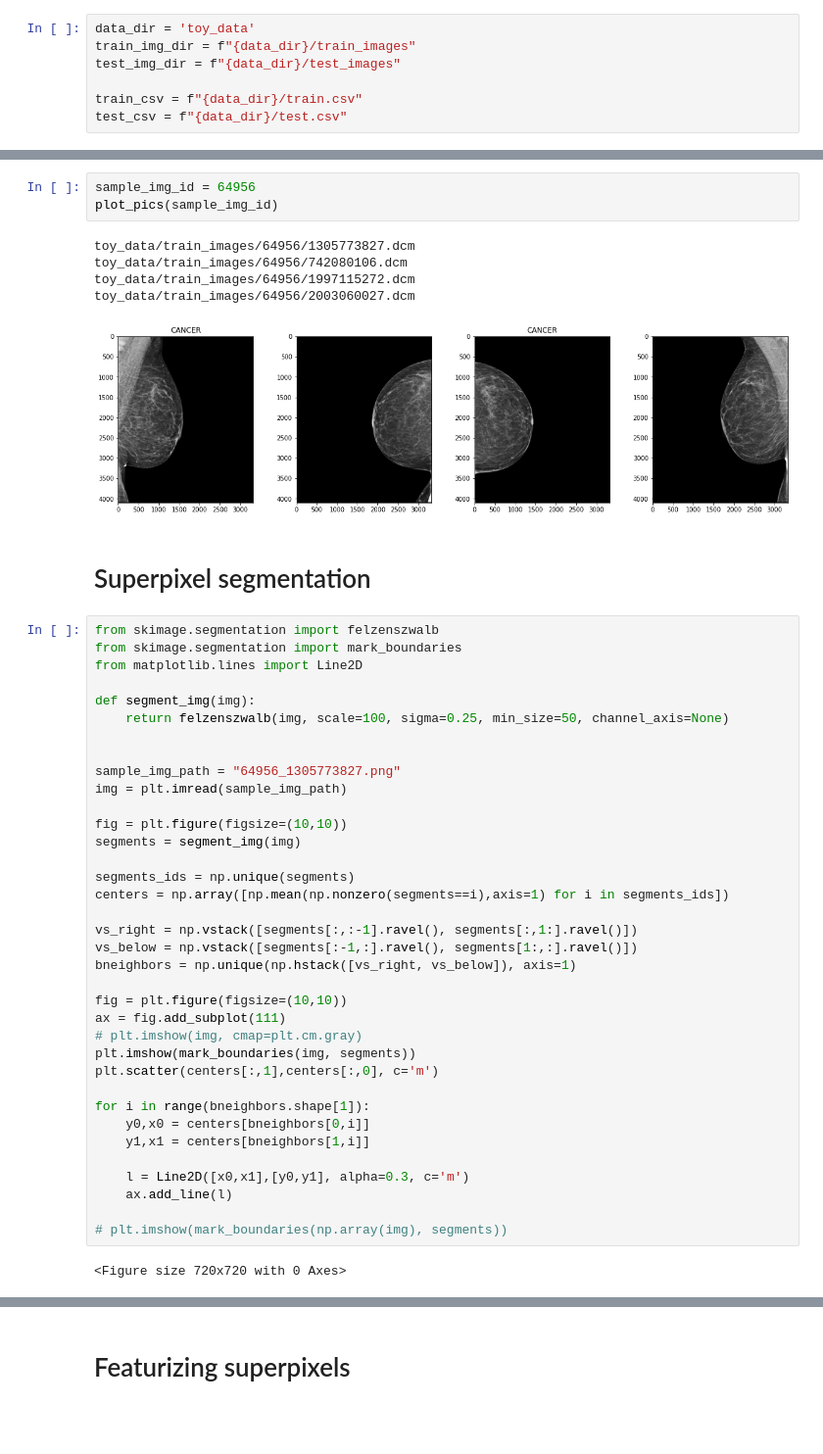
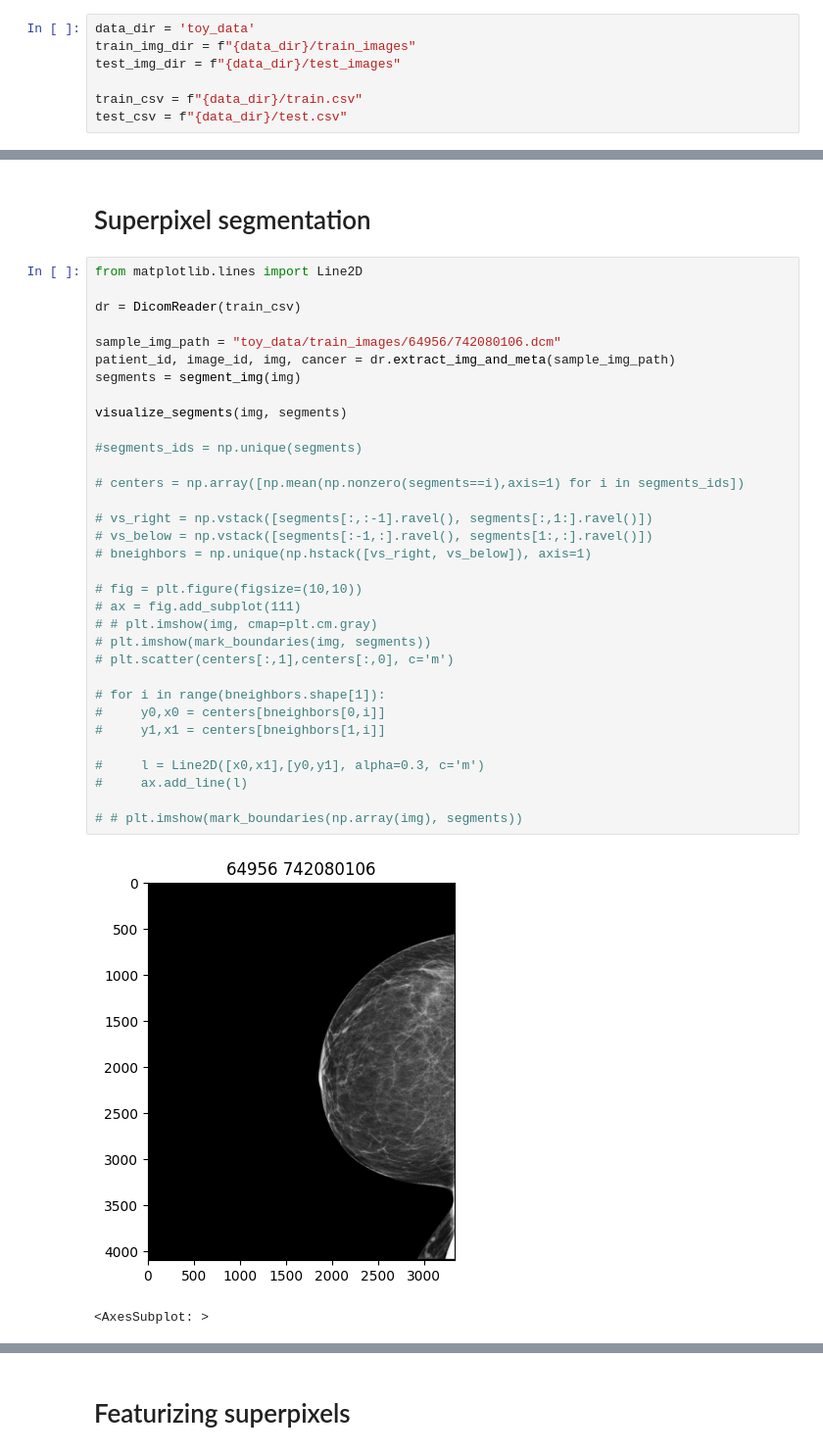
Before and after one commit to kthaisociety/kaggle-cancer-detection, a Jupyter notebook: graph_pipeline.ipynb, the cells around one changed output, grey strips where cells are left out. Shown: that part at 98% size. Saved outputs shown, nothing was run; the diff lists cells and outputs as text; blank space fills up the shorter version.

Commit message:
add: load and segment .dcm file

```diff
--- a/graph_pipeline.ipynb
+++ b/graph_pipeline.ipynb
@@ -42,49 +20,38 @@ def plot_pics(img_id):
-# %%
-sample_img_id = 64956
-plot_pics(sample_img_id)
-# %% [output]
-toy_data/train_images/64956/1305773827.dcm
-toy_data/train_images/64956/742080106.dcm
-toy_data/train_images/64956/1997115272.dcm
-toy_data/train_images/64956/2003060027.dcm
-[figure, removed]
 # %% [markdown]
 # Superpixel segmentation
 # %%
-from skimage.segmentation import felzenszwalb
-from skimage.segmentation import mark_boundaries
 from matplotlib.lines import Line2D
 
-def segment_img(img):
-    return felzenszwalb(img, scale=100, sigma=0.25, min_size=50, channel_axis=None)
+dr = DicomReader(train_csv)
 
-
-sample_img_path = "64956_1305773827.png"
-img = plt.imread(sample_img_path)
-
-fig = plt.figure(figsize=(10,10))
+sample_img_path = "toy_data/train_images/64956/742080106.dcm"
+patient_id, image_id, img, cancer = dr.extract_img_and_meta(sample_img_path)
 segments = segment_img(img)
 
-segments_ids = np.unique(segments)
-centers = np.array([np.mean(np.nonzero(segments==i),axis=1) for i in segments_ids])
+visualize_segments(img, segments)
 
-vs_right = np.vstack([segments[:,:-1].ravel(), segments[:,1:].ravel()])
-vs_below = np.vstack([segments[:-1,:].ravel(), segments[1:,:].ravel()])
-bneighbors = np.unique(np.hstack([vs_right, vs_below]), axis=1)
+#segments_ids = np.unique(segments)
 
-fig = plt.figure(figsize=(10,10))
-ax = fig.add_subplot(111)
-# plt.imshow(img, cmap=plt.cm.gray)
-plt.imshow(mark_boundaries(img, segments))
-plt.scatter(centers[:,1],centers[:,0], c='m')
+# centers = np.array([np.mean(np.nonzero(segments==i),axis=1) for i in segments_ids])
 
-for i in range(bneighbors.shape[1]):
-    y0,x0 = centers[bneighbors[0,i]]
-    y1,x1 = centers[bneighbors[1,i]]
+# vs_right = np.vstack([segments[:,:-1].ravel(), segments[:,1:].ravel()])
+# vs_below = np.vstack([segments[:-1,:].ravel(), segments[1:,:].ravel()])
+# bneighbors = np.unique(np.hstack([vs_right, vs_below]), axis=1)
 
-    l = Line2D([x0,x1],[y0,y1], alpha=0.3, c='m')
-    ax.add_line(l)
+# fig = plt.figure(figsize=(10,10))
+# ax = fig.add_subplot(111)
+# # plt.imshow(img, cmap=plt.cm.gray)
+# plt.imshow(mark_boundaries(img, segments))
+# plt.scatter(centers[:,1],centers[:,0], c='m')
 
-# plt.imshow(mark_boundaries(np.array(img), segments))
+# for i in range(bneighbors.shape[1]):
+#     y0,x0 = centers[bneighbors[0,i]]
+#     y1,x1 = centers[bneighbors[1,i]]
+
+#     l = Line2D([x0,x1],[y0,y1], alpha=0.3, c='m')
+#     ax.add_line(l)
+
+# # plt.imshow(mark_boundaries(np.array(img), segments))
 # %% [output]
+[figure, new version]
-<Figure size 720x720 with 0 Axes>
+<AxesSubplot: >
```
Also changed, not shown: parts of 4 cells of this notebook, 1 other file.
